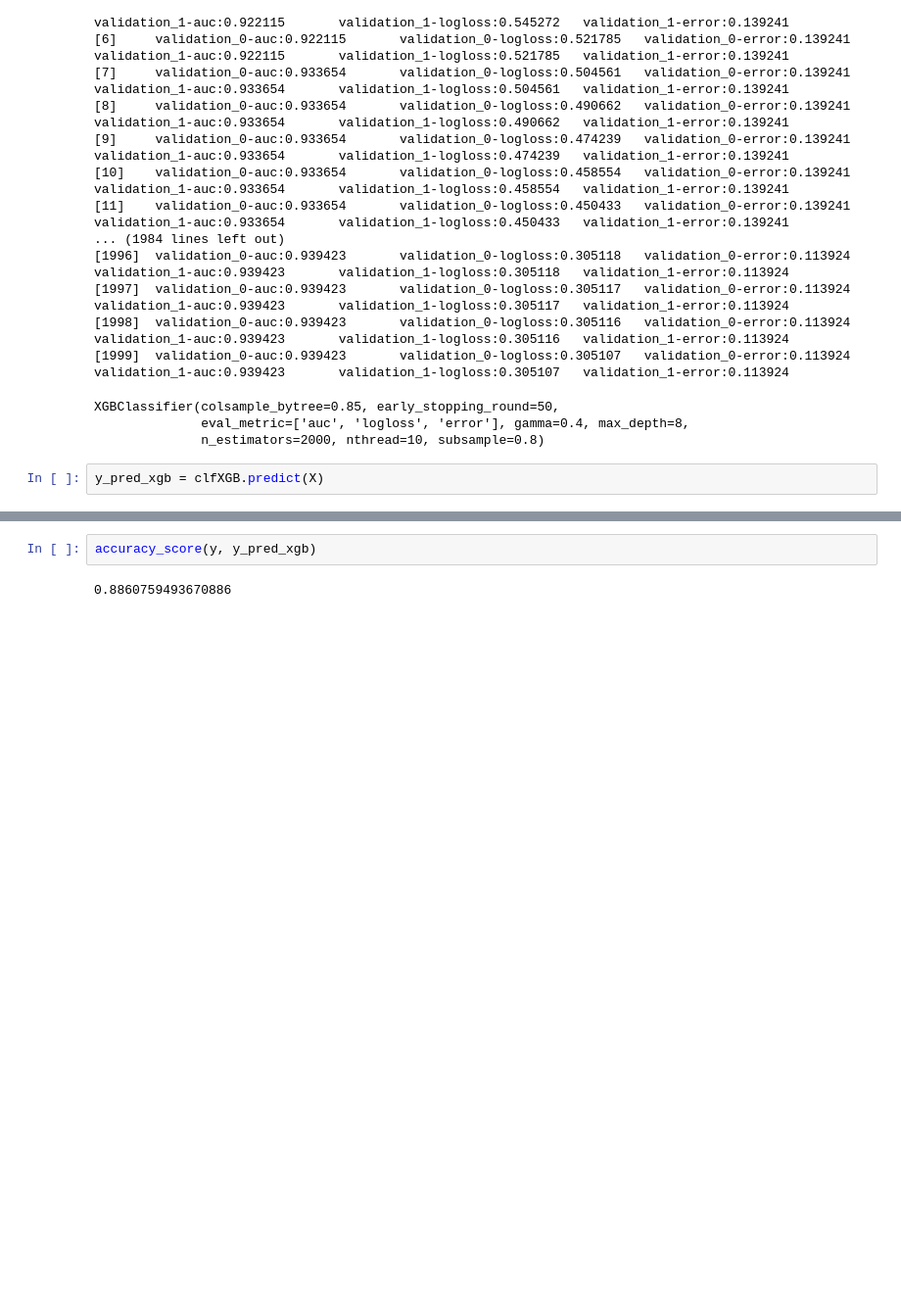
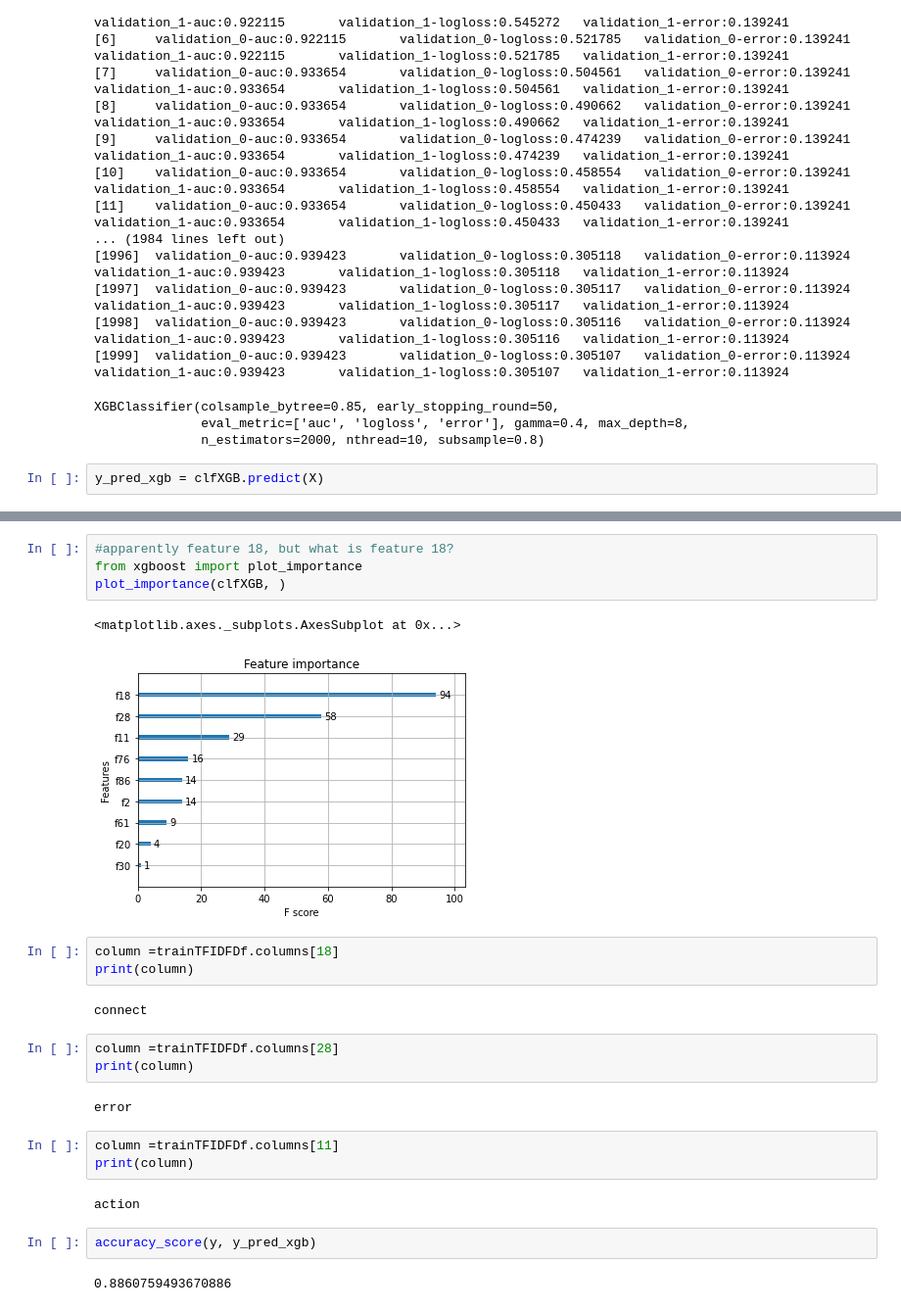
Before and after one commit to P4P3RCL1P/HopLogData, a Jupyter notebook: Log_file_root_cause_analysis.ipynb, the cells around one changed output, grey strips where cells are left out. Shown at 98% size. Drawn from its saved outputs; the diff is of its cells as text; blank space fills up the shorter version.

```diff
--- a/Log_file_root_cause_analysis.ipynb
+++ b/Log_file_root_cause_analysis.ipynb
@@ -514,3 +654,25 @@ array([[31,  9],
+# %%
+#apparently feature 18, but what is feature 18?
+from xgboost import plot_importance
+plot_importance(clfXGB, )
+# %% [output]
+<matplotlib.axes._subplots.AxesSubplot at 0x...>
+[figure, added]
+# %%
+column =trainTFIDFDf.columns[18]
+print(column)
+# %% [output]
+connect
+# %%
+column =trainTFIDFDf.columns[28]
+print(column)
+# %% [output]
+error
+# %%
+column =trainTFIDFDf.columns[11]
+print(column)
+# %% [output]
+action
 # %%
 accuracy_score(y, y_pred_xgb)
 # %% [output]
```
Also changed, not shown: parts of 26 cells of this notebook.
